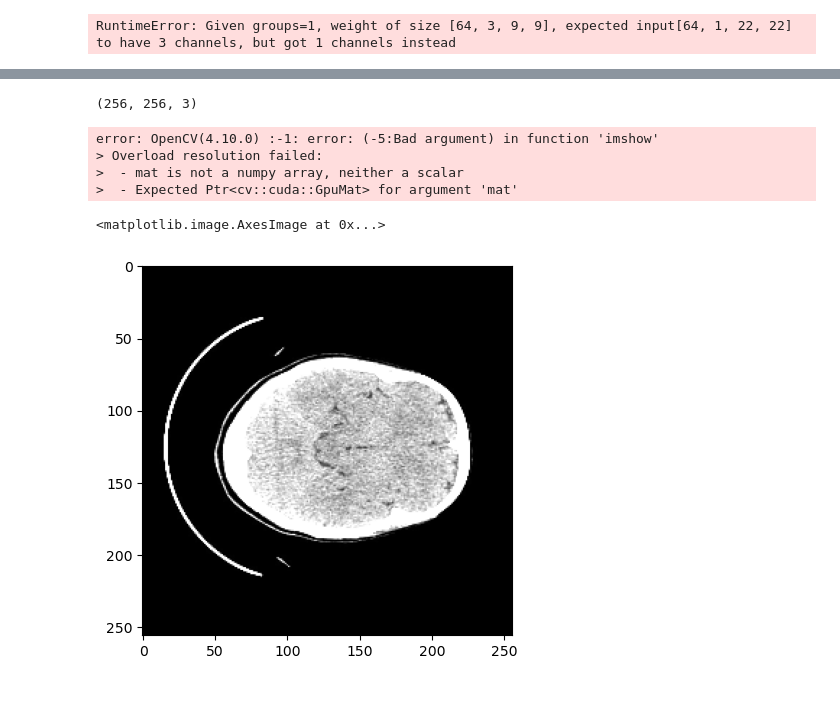
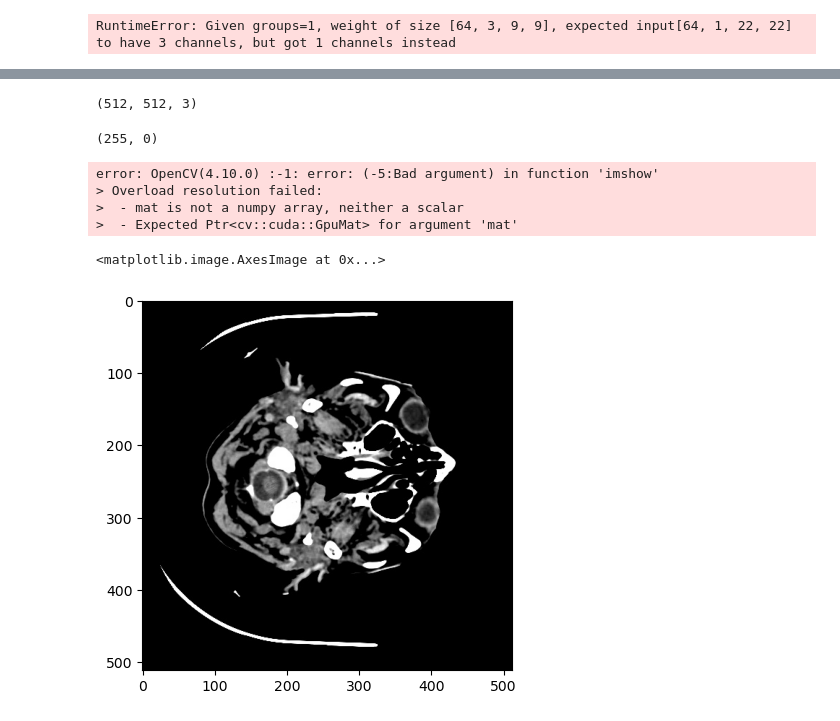
Before and after one commit to sudo-xda/SRGAN, a Jupyter notebook: train_v1.ipynb, the cells around one changed output, grey strips where cells are left out. Cells and saved outputs as stored; diff of their text form; code cells hidden in the pictures.

```diff
--- a/train_v1.ipynb
+++ b/train_v1.ipynb
@@ -176,4 +176,4 @@ import cv2
 import numpy as np
 import os
 # %%
-img = cv2.imread('/home/dst/Desktop/GAN/SRGAN/data/wavlet/LL_val/image_3445_rotate_LL.png')
+img = cv2.imread('/home/dst/Desktop/GAN/SRGAN_old/data/HR_CT_Val/image_013_rotate..jpg')
@@ -182,7 +201,13 @@ Pat
 # %%
 img.shape
 # %% [output]
-(256, 256, 3)
+(512, 512, 3)
+# %%
+#view range
+img.max(), img.min()
+#view image
+# %% [output]
+(255, 0)
 # %%
 from PIL import Image
 path = '/home/dst/Desktop/GAN/SRGAN/data/wavlet/LL_val/image_3445_rotate_LL.png'
@@ -197,7 +222,7 @@ error: OpenCV(4.10.0) :-1: error: (-5:Bad argument) in function 'imshow'
 >  - Expected Ptr<cv::cuda::GpuMat> for argument 'mat'
 # %%
 import matplotlib.pyplot as plt
-plt.imshow(imgr)
+plt.imshow(img)
 # %% [output]
 <matplotlib.image.AxesImage at 0x...>
-[figure, old version]
+[figure, new version]
```
Also changed, not shown: parts of 22 cells of this notebook, 24 other files.
